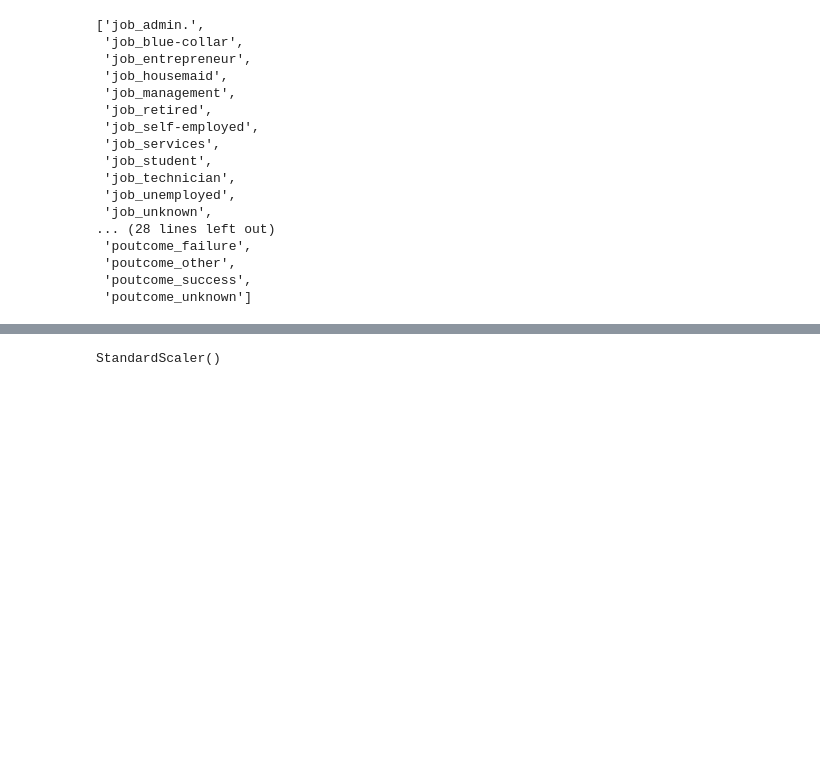
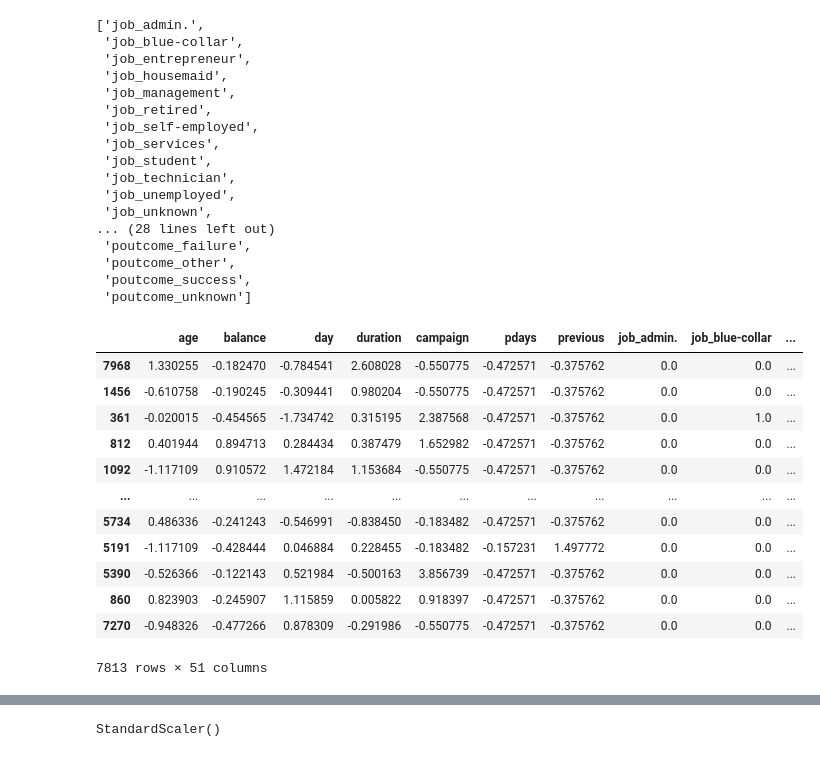
Before and after one commit to Nikesh5005/ML_PROJ, a Jupyter notebook: Bank_Subscription_ML_Classifier.ipynb, the cells around one changed output, grey strips where cells are left out. Saved outputs shown, nothing was run; the diff lists cells and outputs as text; code cells hidden in the pictures; blank space fills up the shorter version.

```diff
--- a/Bank_Subscription_ML_Classifier.ipynb
+++ b/Bank_Subscription_ML_Classifier.ipynb
@@ -237,8 +237,23 @@ encoded_cols
 X_train_encoded=pd.DataFrame(encoder.transform(X_train[input_cat_column]),columns=encoded_cols,index=X_train.index)
 X_test_encoded=pd.DataFrame(encoder.transform(X_test[input_cat_column]),columns=encoded_cols,index=X_test.index)
 # %%
-X_train=pd.concat([X_train,X_train_encoded],axis=1)
-X_test=pd.concat([X_test,X_test_encoded],axis=1)
+#X_train=pd.concat([X_train,X_train_encoded],axis=1)
+#X_test=pd.concat([X_test,X_test_encoded],axis=1)
+X_train
+# %% [output]
+|  | age | balance | day | duration | campaign | pdays | previous | job_admin. | job_blue-collar | ... |
+| 7968 | 1.330255 | -0.182470 | -0.784541 | 2.608028 | -0.550775 | -0.472571 | -0.375762 | 0.0 | 0.0 | ... |
+| 1456 | -0.610758 | -0.190245 | -0.309441 | 0.980204 | -0.550775 | -0.472571 | -0.375762 | 0.0 | 0.0 | ... |
+| 361 | -0.020015 | -0.454565 | -1.734742 | 0.315195 | 2.387568 | -0.472571 | -0.375762 | 0.0 | 1.0 | ... |
+| 812 | 0.401944 | 0.894713 | 0.284434 | 0.387479 | 1.652982 | -0.472571 | -0.375762 | 0.0 | 0.0 | ... |
+| 1092 | -1.117109 | 0.910572 | 1.472184 | 1.153684 | -0.550775 | -0.472571 | -0.375762 | 0.0 | 0.0 | ... |
+| ... | ... | ... | ... | ... | ... | ... | ... | ... | ... | ... |
+| 5734 | 0.486336 | -0.241243 | -0.546991 | -0.838450 | -0.183482 | -0.472571 | -0.375762 | 0.0 | 0.0 | ... |
+| 5191 | -1.117109 | -0.428444 | 0.046884 | 0.228455 | -0.183482 | -0.157231 | 1.497772 | 0.0 | 0.0 | ... |
+| 5390 | -0.526366 | -0.122143 | 0.521984 | -0.500163 | 3.856739 | -0.472571 | -0.375762 | 0.0 | 0.0 | ... |
+| 860 | 0.823903 | -0.245907 | 1.115859 | 0.005822 | 0.918397 | -0.472571 | -0.375762 | 0.0 | 0.0 | ... |
+| 7270 | -0.948326 | -0.477266 | 0.878309 | -0.291986 | -0.550775 | -0.472571 | -0.375762 | 0.0 | 0.0 | ... |
+7813 rows × 51 columns
 # %%
 from sklearn.preprocessing import StandardScaler
 # %%
```
Also changed, not shown: parts of 5 cells of this notebook.
